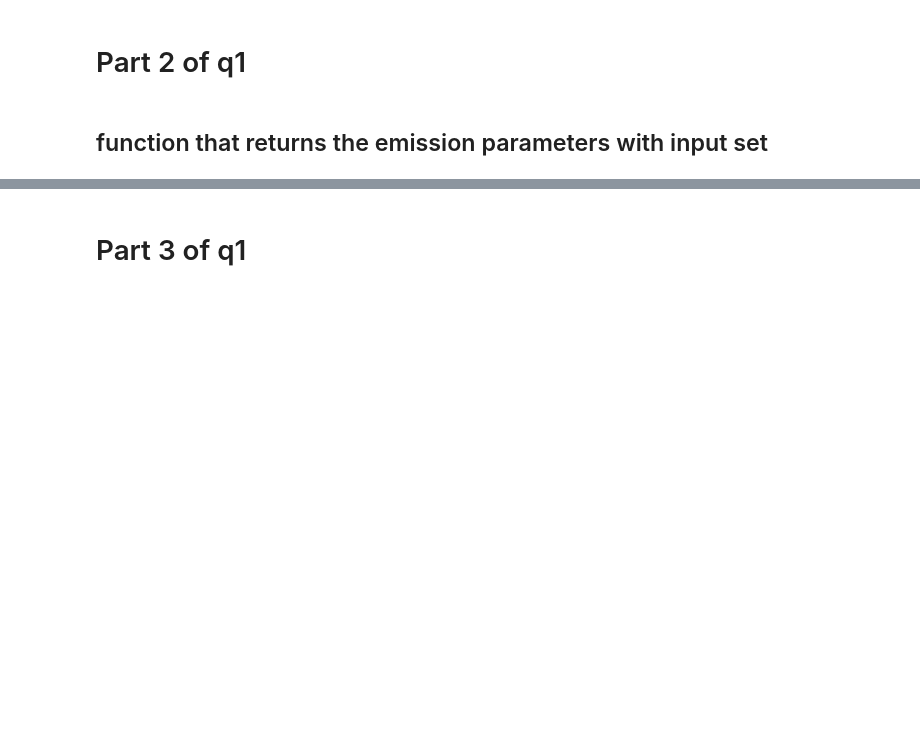
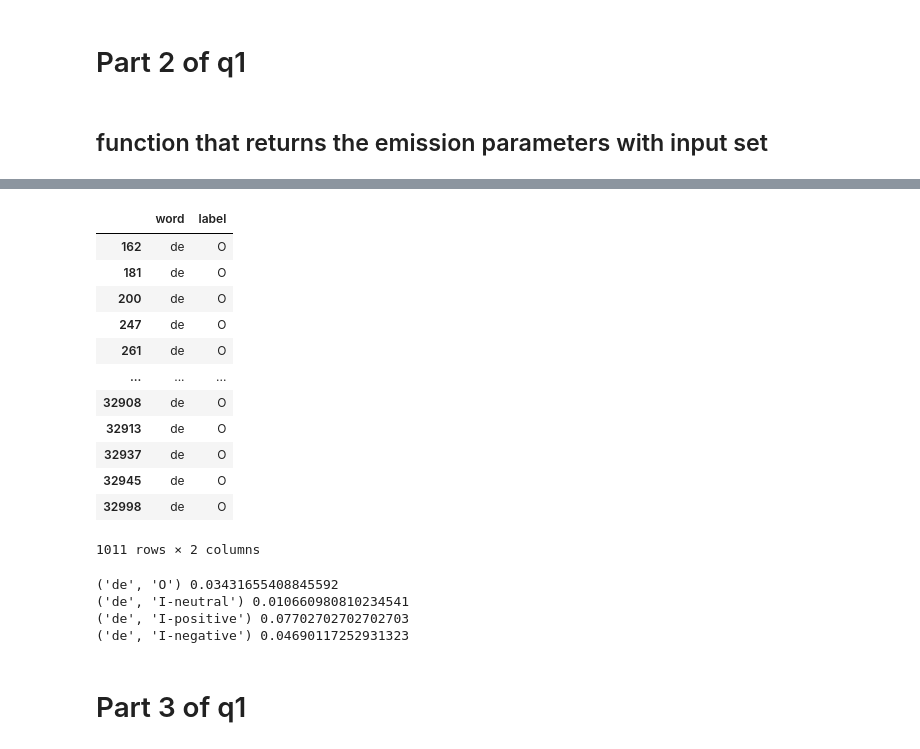
Before and after one commit to loypekyong/1D-project, a Jupyter notebook: Code.ipynb, the cells around one changed output, grey strips where cells are left out. Saved outputs shown, nothing was run; the diff lists cells and outputs as text; code cells hidden in the pictures; blank space fills up the shorter version.

```diff
--- a/Code.ipynb
+++ b/Code.ipynb
@@ -111,0 +143,17 @@ def upgraded_estimate_emission_parameters(test_set, emission_parameter, emission
+# %%
+filtered_de = filtered_rows[filtered_rows['label'] == 'O']
+filtered_de
+# %% [output]
+|  | word | label |
+| 162 | de | O |
+| 181 | de | O |
+| 200 | de | O |
+| 247 | de | O |
+| 261 | de | O |
+| ... | ... | ... |
+| 32908 | de | O |
+| 32913 | de | O |
+| 32937 | de | O |
+| 32945 | de | O |
+| 32998 | de | O |
+1011 rows × 2 columns
@@ -112,3 +162,12 @@ def upgraded_estimate_emission_parameters(test_set, emission_parameter, emission
+# %%
+for key, value in emission_parameter.items():
+    if key[0] == "de":
+        print(key, value)
+# %% [output]
+('de', 'O') 0.03431655408845592
+('de', 'I-neutral') 0.010660980810234541
+('de', 'I-positive') 0.07702702702702703
+('de', 'I-negative') 0.04690117252931323
 # %% [markdown]
 # Part 3 of q1
 # %%
```
Also changed, not shown: parts of 28 cells of this notebook, 2 other files.
